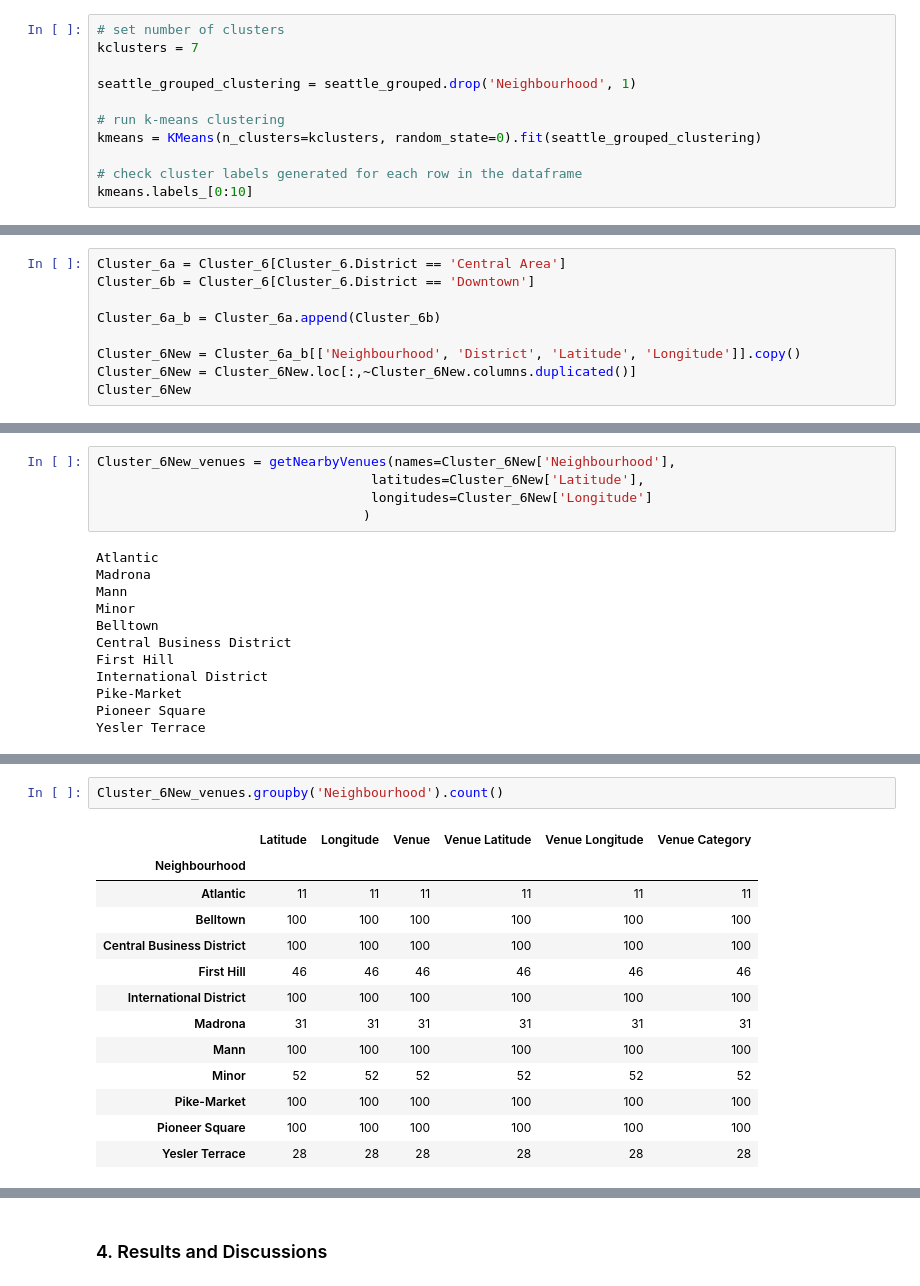
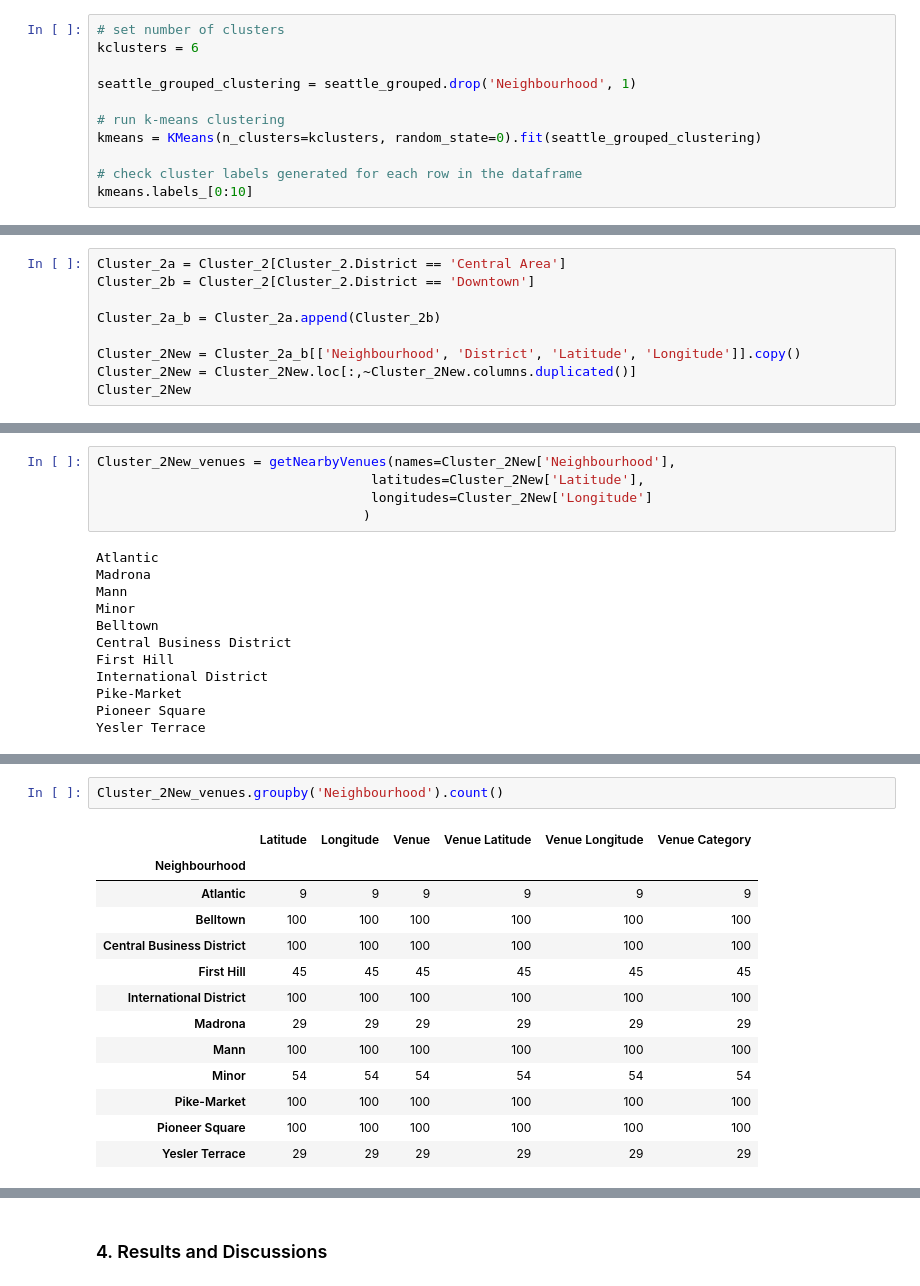
Before and after one commit to Eric-Longomo/Capstone_BattleOfNeighborhoods, a Jupyter notebook: Capstone_Project_Battle_Of_Neighbourhoods_Week2.ipynb, the cells around one changed output, grey strips where cells are left out. Cells and saved outputs as stored; diff of their text form.

```diff
--- a/Capstone_Project_Battle_Of_Neighbourhoods_Week2.ipynb
+++ b/Capstone_Project_Battle_Of_Neighbourhoods_Week2.ipynb
@@ -725,6 +728,6 @@ In this step, we run **k-means** to cluster the neighborhoods into 7 different c
 # %%
 # set number of clusters
-kclusters = 7
+kclusters = 6
 
 seattle_grouped_clustering = seattle_grouped.drop('Neighbourhood', 1)
 
@@ -940,14 +922,14 @@ The size of cluster 6 is:  784
 # %% [markdown]
 ### On top of choosing clusters let also make sure that the remaing data does contain only downtown seattle and the central district areas
 # %%
-Cluster_6a = Cluster_6[Cluster_6.District == 'Central Area']
-Cluster_6b = Cluster_6[Cluster_6.District == 'Downtown']
+Cluster_2a = Cluster_2[Cluster_2.District == 'Central Area']
+Cluster_2b = Cluster_2[Cluster_2.District == 'Downtown']
 
-Cluster_6a_b = Cluster_6a.append(Cluster_6b)
+Cluster_2a_b = Cluster_2a.append(Cluster_2b)
 
-Cluster_6New = Cluster_6a_b[['Neighbourhood', 'District', 'Latitude', 'Longitude']].copy()
-Cluster_6New = Cluster_6New.loc[:,~Cluster_6New.columns.duplicated()]
-Cluster_6New
+Cluster_2New = Cluster_2a_b[['Neighbourhood', 'District', 'Latitude', 'Longitude']].copy()
+Cluster_2New = Cluster_2New.loc[:,~Cluster_2New.columns.duplicated()]
+Cluster_2New
 # %% [output]
 |  | Neighbourhood | District | Latitude | Longitude |
 | 16 | Atlantic | Central Area | 47.590493 | -122.324313 |
@@ -966,7 +948,7 @@ Analysis of each of the neighbourhoods in cluster 6 from the results
 # %%
-Cluster_6New_venues = getNearbyVenues(names=Cluster_6New['Neighbourhood'],
-                                   latitudes=Cluster_6New['Latitude'],
-                                   longitudes=Cluster_6New['Longitude']
+Cluster_2New_venues = getNearbyVenues(names=Cluster_2New['Neighbourhood'],
+                                   latitudes=Cluster_2New['Latitude'],
+                                   longitudes=Cluster_2New['Longitude']
                                   )
 # %% [output]
 Atlantic
@@ -992,19 +974,19 @@ Cluster_6New_venues.head()
 | 3 | Atlantic | 47.590493 | -122.324313 | El Camión | 47.594576 | -122.325144 | Food Truck |
 | 4 | Atlantic | 47.590493 | -122.324313 | Outdoor Emporium | 47.587867 | -122.329409 | Sporting Goods Shop |
 # %%
-Cluster_6New_venues.groupby('Neighbourhood').count()
+Cluster_2New_venues.groupby('Neighbourhood').count()
 # %% [output]
 |  | Latitude | Longitude | Venue | Venue Latitude | Venue Longitude | Venue Category |
 | Neighbourhood |  |  |  |  |  |  |
-| Atlantic | 11 | 11 | 11 | 11 | 11 | 11 |
+| Atlantic | 9 | 9 | 9 | 9 | 9 | 9 |
 | Belltown | 100 | 100 | 100 | 100 | 100 | 100 |
 | Central Business District | 100 | 100 | 100 | 100 | 100 | 100 |
-| First Hill | 46 | 46 | 46 | 46 | 46 | 46 |
+| First Hill | 45 | 45 | 45 | 45 | 45 | 45 |
 | International District | 100 | 100 | 100 | 100 | 100 | 100 |
-| Madrona | 31 | 31 | 31 | 31 | 31 | 31 |
+| Madrona | 29 | 29 | 29 | 29 | 29 | 29 |
 | Mann | 100 | 100 | 100 | 100 | 100 | 100 |
-| Minor | 52 | 52 | 52 | 52 | 52 | 52 |
+| Minor | 54 | 54 | 54 | 54 | 54 | 54 |
 | Pike-Market | 100 | 100 | 100 | 100 | 100 | 100 |
 | Pioneer Square | 100 | 100 | 100 | 100 | 100 | 100 |
-| Yesler Terrace | 28 | 28 | 28 | 28 | 28 | 28 |
+| Yesler Terrace | 29 | 29 | 29 | 29 | 29 | 29 |
 # %%
```
Also changed, not shown: parts of 38 cells of this notebook.
